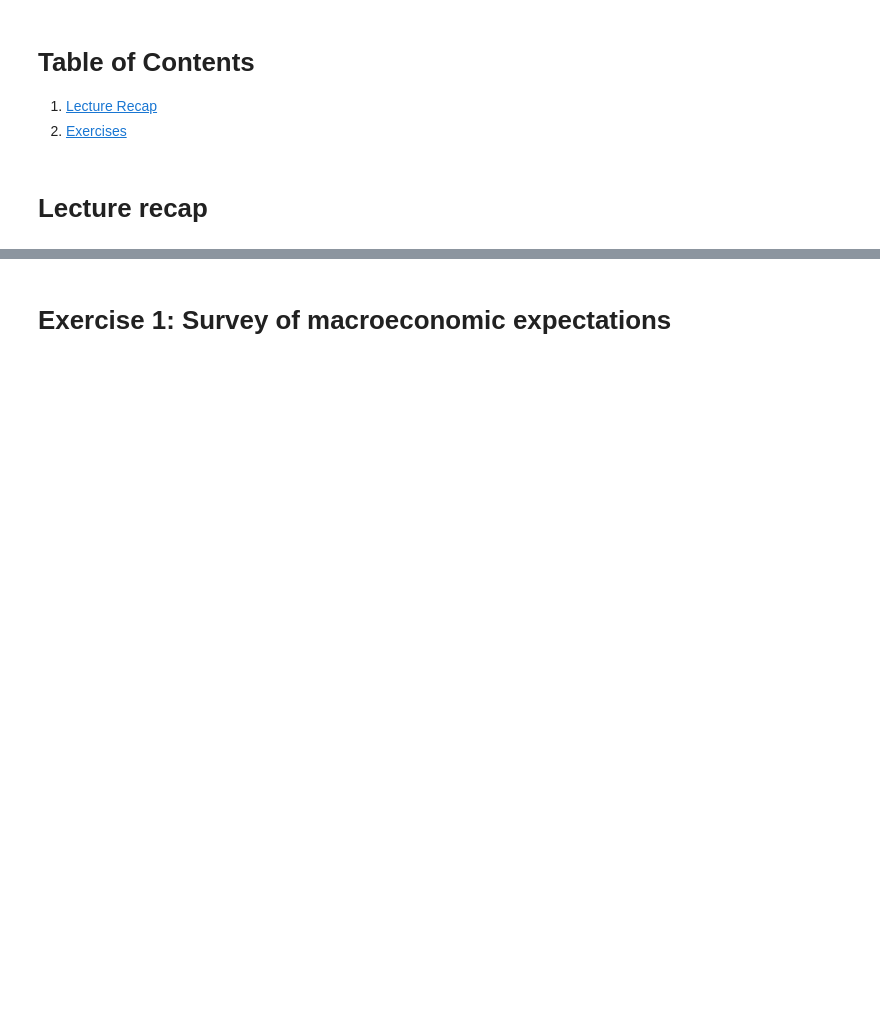
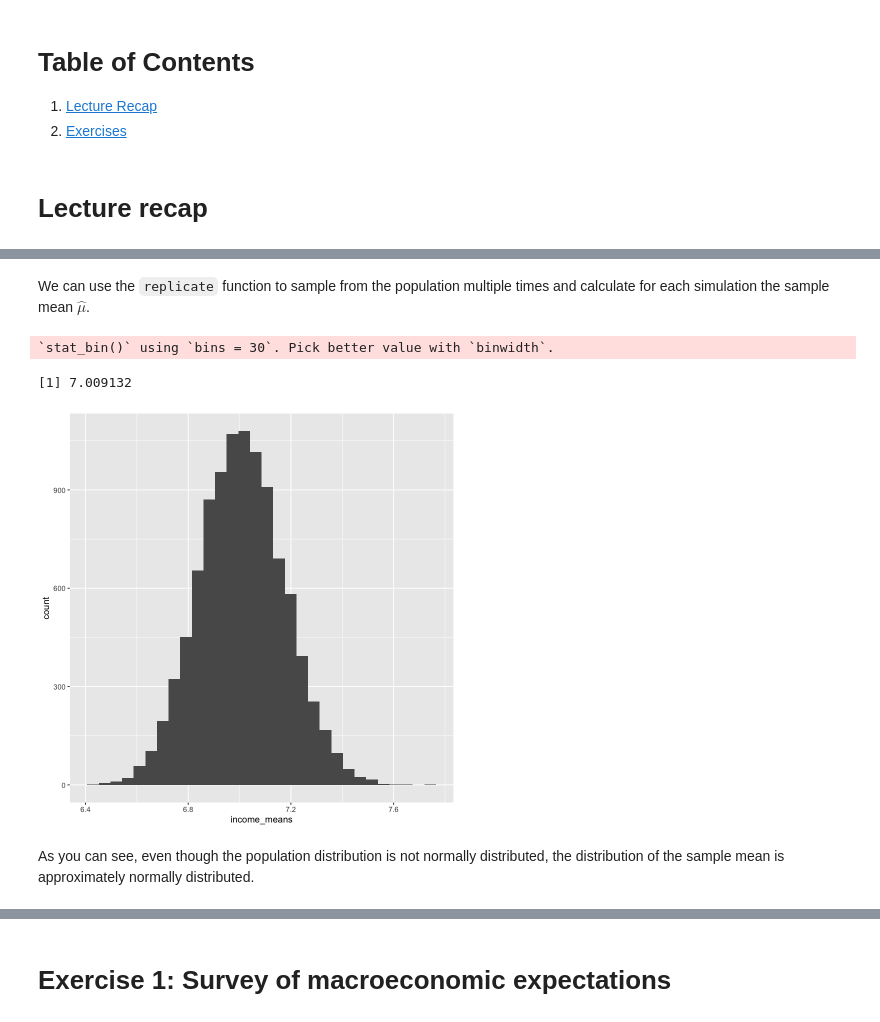
Before and after one commit to 5harad/API201-2022, a Jupyter notebook: review_sessions/review_6/review_6_answers.ipynb, the cells around one changed output, grey strips where cells are left out. Saved outputs shown, nothing was run; the diff lists cells and outputs as text; code cells hidden in the pictures; blank space fills up the shorter version.

```diff
--- a/review_sessions/review_6/review_6_answers.ipynb
+++ b/review_sessions/review_6/review_6_answers.ipynb
@@ -13,0 +67,16 @@ xx confidence intervals
+# %% [markdown]
+We can use the `replicate` function to sample from the population multiple times and calculate for each simulation the sample mean $\hat{\mu}$.
+# %%
+income_means <- replicate(10000, mean(sample(data$income, 500)))
+
+many_samples <- tibble(income_means=income_means)
+ggplot(many_samples) +
+geom_histogram(aes(x=income_means))
+
+mean(many_samples$income_means)
+# %% [output]
+`stat_bin()` using `bins = 30`. Pick better value with `binwidth`.
+[1] 7.009132
+[figure, added]
+# %% [markdown]
+As you can see, even though the population distribution is not normally distributed, the distribution of the sample mean is approximately normally distributed.
```
Also changed, not shown: parts of 10 cells of this notebook, 1 other file.
